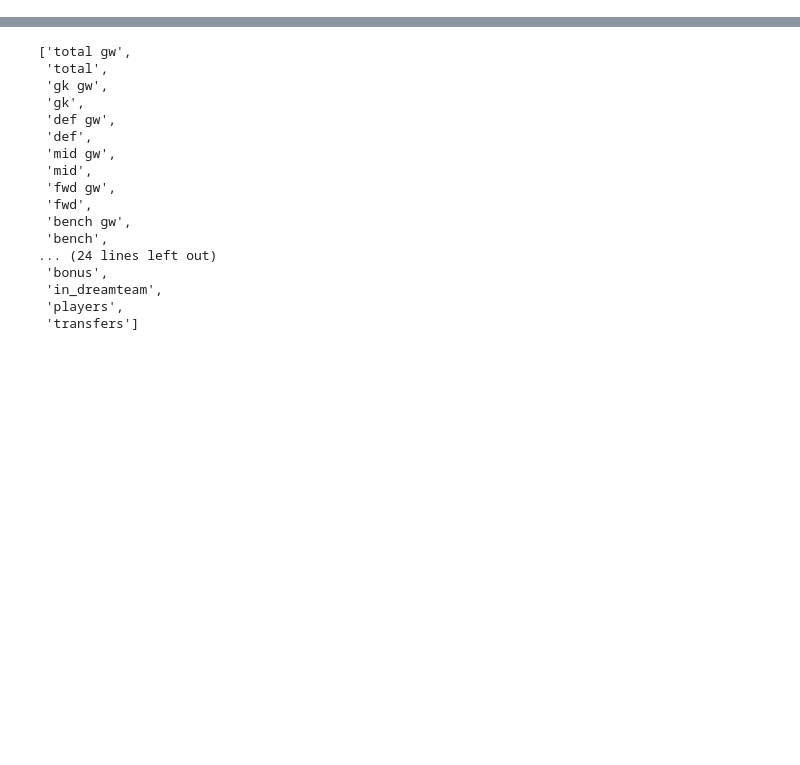
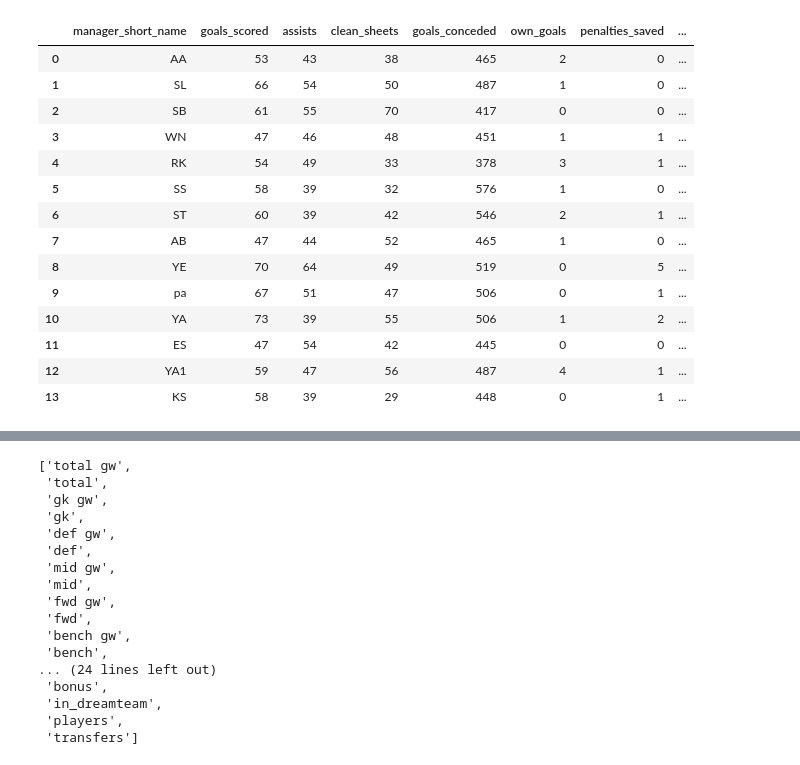
Before and after one commit to TheSantiagoSuarez/personal_projects, a Jupyter notebook: FPL_S3 v2/explore_data.ipynb, the cells around one changed output, grey strips where cells are left out. Saved outputs shown, nothing was run; the diff lists cells and outputs as text; code cells hidden in the pictures; blank space fills up the shorter version.

```diff
--- a/FPL_S3 v2/explore_data.ipynb
+++ b/FPL_S3 v2/explore_data.ipynb
@@ -7,3 +7,21 @@ with open ('season_data.pickle','rb') as file:
 
 with open ('season_findings.pickle','rb') as file:
     findings = pickle.load(file)
+# %%
+findings["stats"]
+# %% [output]
+|  | manager_short_name | goals_scored | assists | clean_sheets | goals_conceded | own_goals | penalties_saved | ... |
+| 0 | AA | 53 | 43 | 38 | 465 | 2 | 0 | ... |
+| 1 | SL | 66 | 54 | 50 | 487 | 1 | 0 | ... |
+| 2 | SB | 61 | 55 | 70 | 417 | 0 | 0 | ... |
+| 3 | WN | 47 | 46 | 48 | 451 | 1 | 1 | ... |
+| 4 | RK | 54 | 49 | 33 | 378 | 3 | 1 | ... |
+| 5 | SS | 58 | 39 | 32 | 576 | 1 | 0 | ... |
+| 6 | ST | 60 | 39 | 42 | 546 | 2 | 1 | ... |
+| 7 | AB | 47 | 44 | 52 | 465 | 1 | 0 | ... |
+| 8 | YE | 70 | 64 | 49 | 519 | 0 | 5 | ... |
+| 9 | pa | 67 | 51 | 47 | 506 | 0 | 1 | ... |
+| 10 | YA | 73 | 39 | 55 | 506 | 1 | 2 | ... |
+| 11 | ES | 47 | 54 | 42 | 445 | 0 | 0 | ... |
+| 12 | YA1 | 59 | 47 | 56 | 487 | 4 | 1 | ... |
+| 13 | KS | 58 | 39 | 29 | 448 | 0 | 1 | ... |
```
Also changed, not shown: parts of 3 cells of this notebook, 7 other files.
